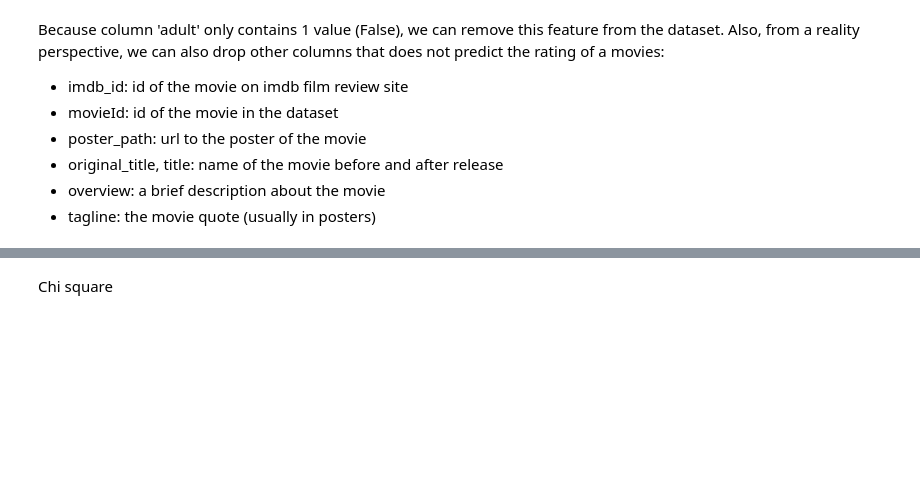
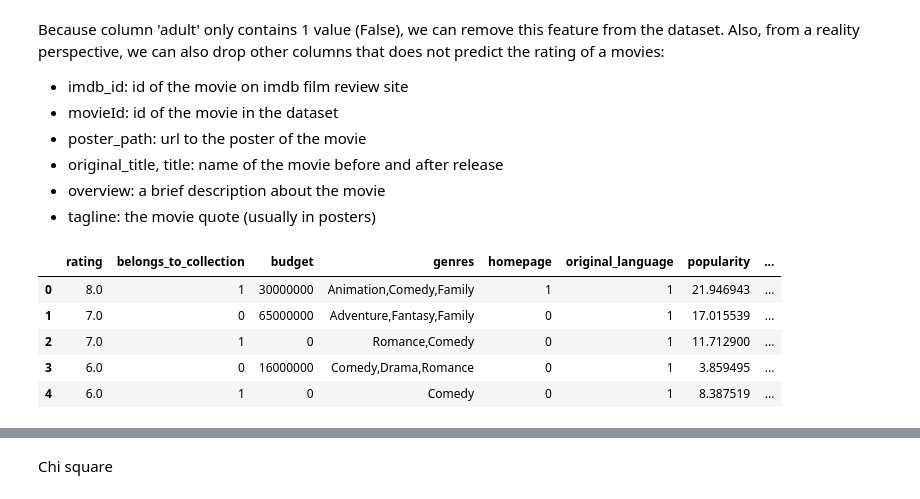
Before and after one commit to s3822042/asm3_pds, a Jupyter notebook: assignment3.ipynb, the cells around one changed output, grey strips where cells are left out. Cells and saved outputs as stored; diff of their text form; code cells hidden in the pictures; blank space fills up the shorter version.

```diff
--- a/assignment3.ipynb
+++ b/assignment3.ipynb
@@ -538,9 +665,16 @@ Because column 'adult' only contains 1 value (False), we can remove this feature
 - overview: a brief description about the movie
 - tagline: the movie quote (usually in posters)
 # %%
-df.drop(['adult','imdb_id','poster_path','title','original_title','overview','movieId','tagline'], axis=1, inplace=True)
+df_updated.drop(['adult','imdb_id','poster_path','title','original_title','overview','movieId','tagline'], axis=1, inplace=True)
 # %%
-first_column = df.pop('rating')
-df.insert(0, 'rating', first_column)
-df.head()
+first_column = df_updated.pop('rating')
+df_updated.insert(0, 'rating', first_column)
+df_updated.head()
+# %% [output]
+|  | rating | belongs_to_collection | budget | genres | homepage | original_language | popularity | ... |
+| 0 | 8.0 | 1 | 30000000 | Animation,Comedy,Family | 1 | 1 | 21.946943 | ... |
+| 1 | 7.0 | 0 | 65000000 | Adventure,Fantasy,Family | 0 | 1 | 17.015539 | ... |
+| 2 | 7.0 | 1 | 0 | Romance,Comedy | 0 | 1 | 11.712900 | ... |
+| 3 | 6.0 | 0 | 16000000 | Comedy,Drama,Romance | 0 | 1 | 3.859495 | ... |
+| 4 | 6.0 | 1 | 0 | Comedy | 0 | 1 | 8.387519 | ... |
 # %%
```
Also changed, not shown: parts of 48 cells of this notebook, 2 other files.
